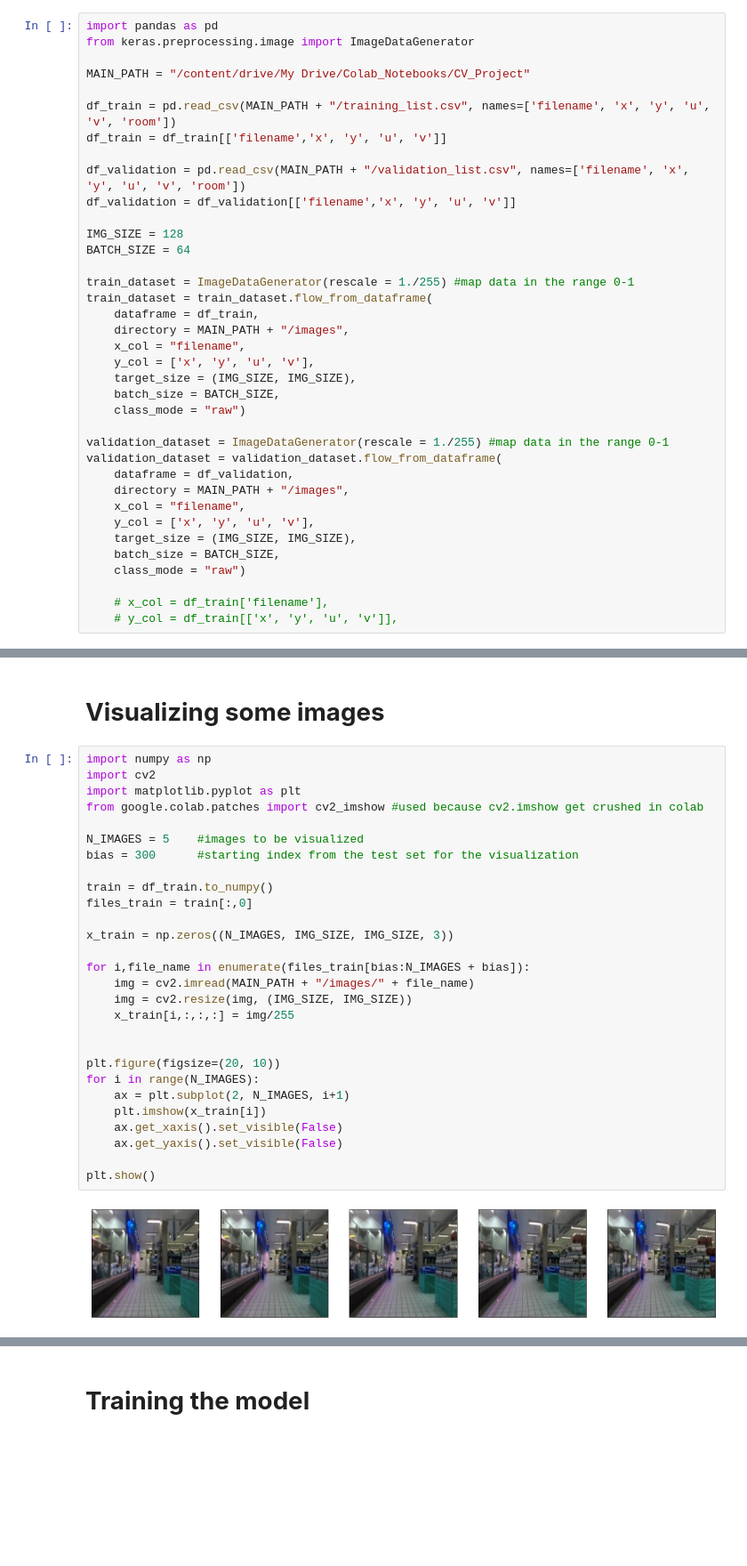
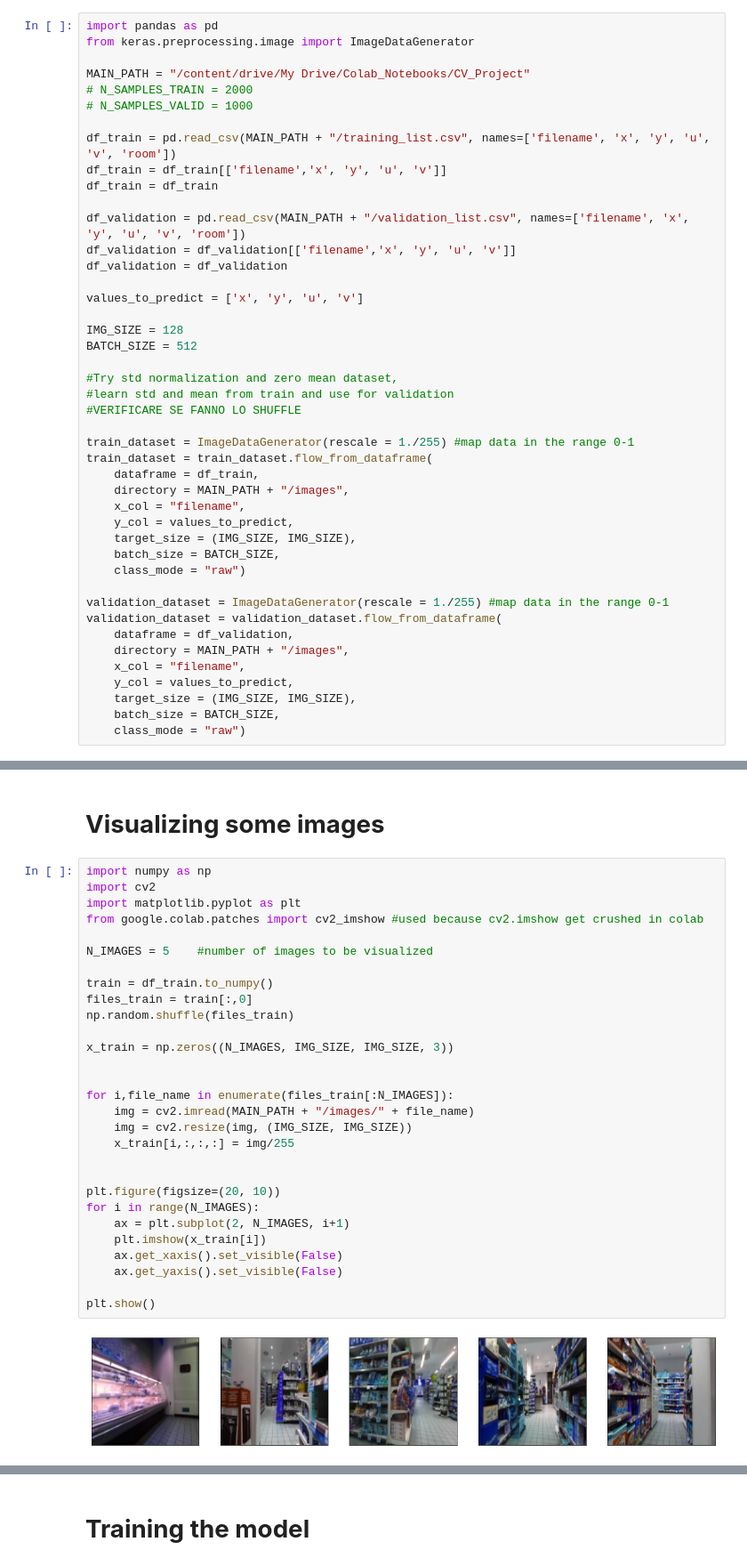
Before and after one commit to DanieleAngioni97/CV_Project, a Jupyter notebook: Localization.ipynb, the cells around one changed output, grey strips where cells are left out. Shown at 89% size. Cells and saved outputs as stored; diff of their text form; blank space fills up the shorter version.

Commit message:
Training platform

```diff
--- a/Localization.ipynb
+++ b/Localization.ipynb
@@ -12,22 +17,32 @@ import pandas as pd
 from keras.preprocessing.image import ImageDataGenerator
 
 MAIN_PATH = "/content/drive/My Drive/Colab_Notebooks/CV_Project"
+# N_SAMPLES_TRAIN = 2000
+# N_SAMPLES_VALID = 1000
 
 df_train = pd.read_csv(MAIN_PATH + "/training_list.csv", names=['filename', 'x', 'y', 'u', 'v', 'room'])
 df_train = df_train[['filename','x', 'y', 'u', 'v']]
+df_train = df_train
 
 df_validation = pd.read_csv(MAIN_PATH + "/validation_list.csv", names=['filename', 'x', 'y', 'u', 'v', 'room'])
 df_validation = df_validation[['filename','x', 'y', 'u', 'v']]
+df_validation = df_validation
+
+values_to_predict = ['x', 'y', 'u', 'v']
 
 IMG_SIZE = 128
-BATCH_SIZE = 64
+BATCH_SIZE = 512
+
+#Try std normalization and zero mean dataset,
+#learn std and mean from train and use for validation
+#VERIFICARE SE FANNO LO SHUFFLE
 
 train_dataset = ImageDataGenerator(rescale = 1./255) #map data in the range 0-1
 train_dataset = train_dataset.flow_from_dataframe(
     dataframe = df_train,
     directory = MAIN_PATH + "/images",
     x_col = "filename",
-    y_col = ['x', 'y', 'u', 'v'],
+    y_col = values_to_predict,
     target_size = (IMG_SIZE, IMG_SIZE),
     batch_size = BATCH_SIZE,
     class_mode = "raw")
@@ -37,13 +52,10 @@ validation_dataset = validation_dataset.flow_from_dataframe(
     dataframe = df_validation,
     directory = MAIN_PATH + "/images",
     x_col = "filename",
-    y_col = ['x', 'y', 'u', 'v'],
+    y_col = values_to_predict,
     target_size = (IMG_SIZE, IMG_SIZE),
     batch_size = BATCH_SIZE,
     class_mode = "raw")
-
-    # x_col = df_train['filename'],
-    # y_col = df_train[['x', 'y', 'u', 'v']],
 # %% [output]
 Found 10259 validated image filenames.
 Found 3101 validated image filenames.
@@ -52,30 +68,31 @@ Found 3101 validated image filenames.
 # %%
 import numpy as np
 import cv2
 import matplotlib.pyplot as plt
 from google.colab.patches import cv2_imshow #used because cv2.imshow get crushed in colab
 
-N_IMAGES = 5    #images to be visualized
-bias = 300      #starting index from the test set for the visualization
+N_IMAGES = 5    #number of images to be visualized
 
 train = df_train.to_numpy()
 files_train = train[:,0]
+np.random.shuffle(files_train)
 
 x_train = np.zeros((N_IMAGES, IMG_SIZE, IMG_SIZE, 3))
 
-for i,file_name in enumerate(files_train[bias:N_IMAGES + bias]):
+
+for i,file_name in enumerate(files_train[:N_IMAGES]):
     img = cv2.imread(MAIN_PATH + "/images/" + file_name)
     img = cv2.resize(img, (IMG_SIZE, IMG_SIZE))
     x_train[i,:,:,:] = img/255
 
 
 plt.figure(figsize=(20, 10))
 for i in range(N_IMAGES):
     ax = plt.subplot(2, N_IMAGES, i+1)
     plt.imshow(x_train[i])
     ax.get_xaxis().set_visible(False)
     ax.get_yaxis().set_visible(False)
 
 plt.show()
 # %% [output]
-[figure, old version]
+[figure, new version]
```
Also changed, not shown: parts of 8 cells of this notebook.
